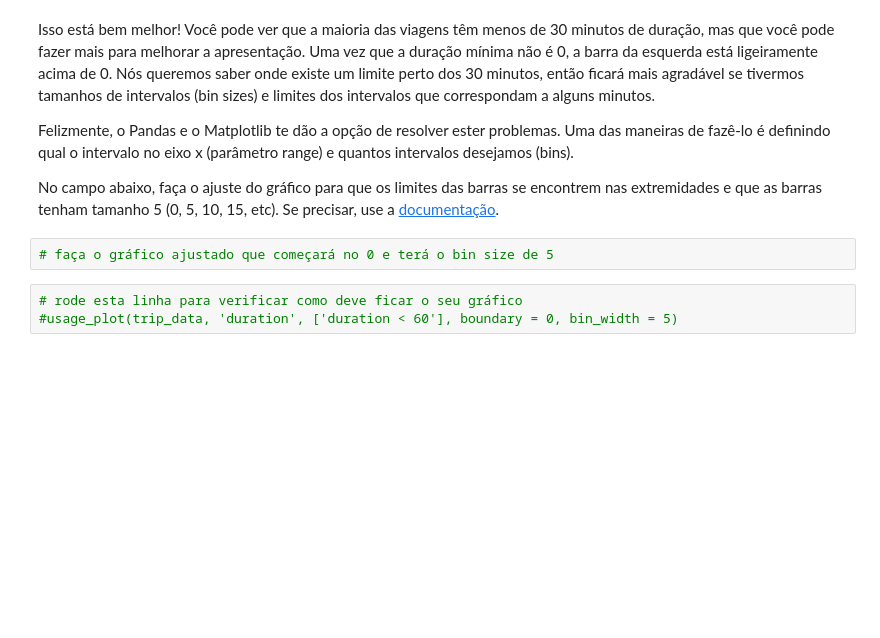
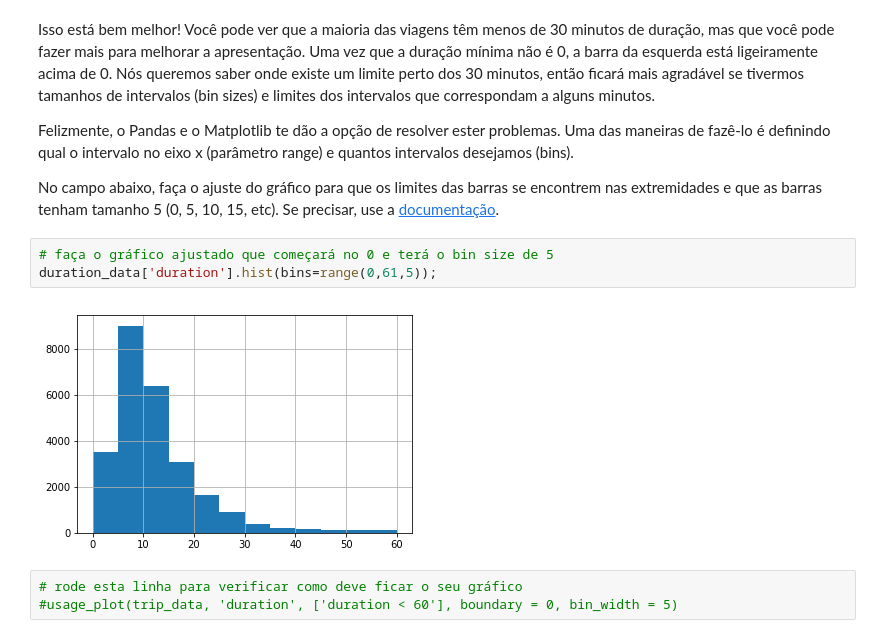
Before and after one commit to samuelralmeida/analyze_bike_share, a Jupyter notebook: Analise_Bay_Area_Bike_Share-NDFDSI.ipynb, the cells around one changed output. Cells and saved outputs as stored; diff of their text form; blank space fills up the shorter version.

```diff
--- a/Analise_Bay_Area_Bike_Share-NDFDSI.ipynb
+++ b/Analise_Bay_Area_Bike_Share-NDFDSI.ipynb
@@ -310,6 +352,9 @@ Felizmente, o Pandas e o Matplotlib te dão a opção de resolver ester problema
 No campo abaixo, faça o ajuste do gráfico para que os limites das barras se encontrem nas extremidades e que as barras tenham tamanho 5 (0, 5, 10, 15, etc). Se precisar, use a [documentação](http://matplotlib.org/api/_as_gen/matplotlib.axes.Axes.hist.html#matplotlib.axes.Axes.hist).
 # %%
 # faça o gráfico ajustado que começará no 0 e terá o bin size de 5
+duration_data['duration'].hist(bins=range(0,61,5));
+# %% [output]
+[figure, added]
 # %%
 # rode esta linha para verificar como deve ficar o seu gráfico
 #usage_plot(trip_data, 'duration', ['duration < 60'], boundary = 0, bin_width = 5)
```
Also changed, not shown: parts of 14 cells of this notebook, 2 other files.
